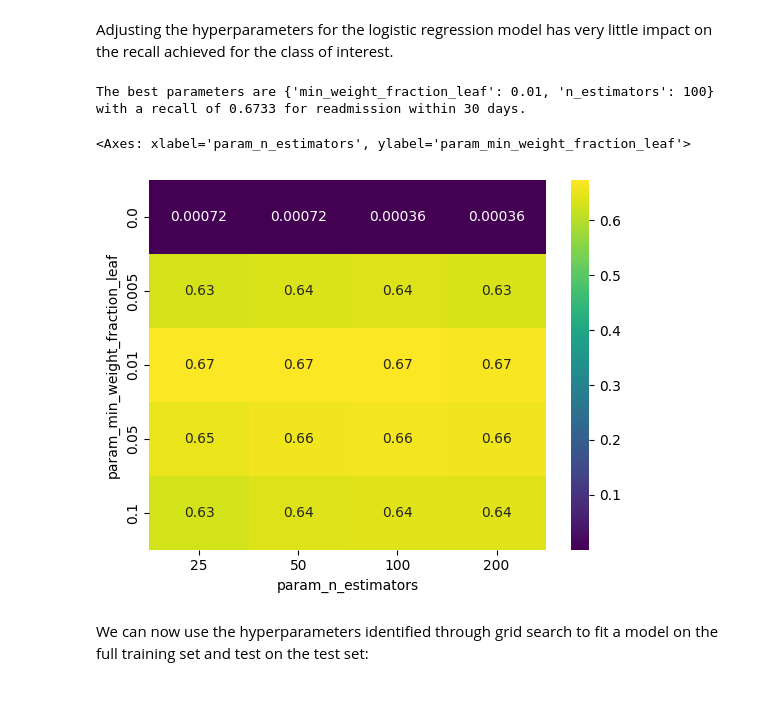
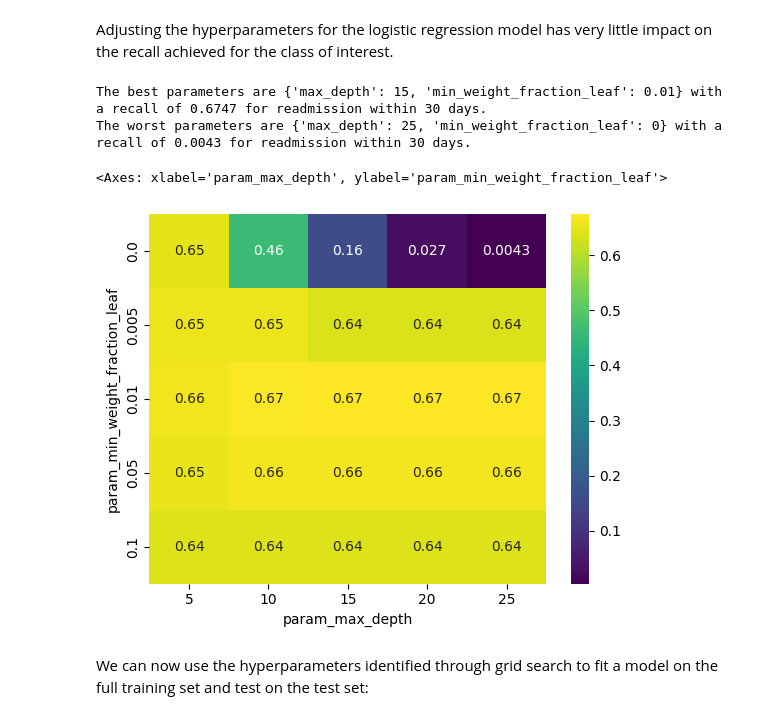
Before and after one commit to bennettJG/data17200project, a Jupyter notebook: Supervised_Learning.ipynb, the cells around one changed output. Cells and saved outputs as stored; diff of their text form; code cells hidden in the pictures.

```diff
--- a/Supervised_Learning.ipynb
+++ b/Supervised_Learning.ipynb
@@ -37,7 +41,7 @@ from sklearn.metrics import make_scorer
 # Helper functions for displaying cross-validation and test metrics, so I don't have to copy-paste code for each model
 
 def calculate_cv_metrics(model, X, y, pos_label):
-  # StratifiedKFold to alance on target class proportions (stratify)
+  # StratifiedKFold to balance on target class proportions (stratify)
   kfold = StratifiedKFold(n_splits = 5, random_state = random_state, shuffle=True)
   # Need to make sure we are looking at the group we care about (pos_label will be either True in the binary case or "<30" in the multiclass case_
   # The built-in weighting methods in scikit-learn don't allow less common classes to be weighted higher so we do have to customize the scorer here to
@@ -55,10 +59,16 @@ def calculate_cv_metrics(model, X, y, pos_label):
   return cv_score
 
 def grid_recall(model, X, y, pos, param_grid):
+  # Stratified k-fold splitter to pass to GridSearchCV object
   kfold = StratifiedKFold(n_splits = 5, random_state = random_state, shuffle=True)
+  # GridSearchCV object using custom recall scorer (optimize for recall of specified class)
   grid = GridSearchCV(model, cv=kfold, scoring = make_scorer(recall_score, average=None, labels=[pos], pos_label=pos), param_grid=param_grid, error_score='raise', verbose=0)
   grid.fit(X, y)
   print(f"The best parameters are {grid.best_params_} with a recall of {grid.best_score_:.4f} for readmission within 30 days.")
+  # Get the worst parameter combo from the `rank_test_score` in cv_results_
+  worst_params = grid.cv_results_['params'][np.argmax(grid.cv_results_['rank_test_score'])]
+  worst_score = grid.cv_results_['mean_test_score'][np.argmax(grid.cv_results_['rank_test_score'])]
+  print(f"The worst parameters are {worst_params} with a recall of {worst_score:.4f} for readmission within 30 days.")
   return grid
 
 def calculate_test_metrics(model, X_train_scaled, X_test_scaled, y_train, y_test):
@@ -237,15 +289,19 @@ Adjusting the hyperparameters for the logistic regression model has very little
 # %%
 grid_rf_bin = grid_recall(RandomForestClassifier(random_state=random_state, class_weight='balanced_subsample', oob_score=recall_score),
                           X_train_scaled, y_train['readmit_less30'], pos=True,
-                          param_grid={'n_estimators':[25, 50, 100, 200], 'min_weight_fraction_leaf':[0, 0.005, 0.01, 0.05, 0.1]})
+                          param_grid={'max_depth': [5, 10, 15, 20, 25], 'min_weight_fraction_leaf':[0, 0.005, 0.01, 0.05, 0.1]})
+# Some of the other parameter ranges I tried:
+# 'n_estimators':[25, 50, 100, 200]
+# 'criterion': ['gini','entropy','log_loss']
 # %% [output]
-The best parameters are {'min_weight_fraction_leaf': 0.01, 'n_estimators': 100} with a recall of 0.6733 for readmission within 30 days.
+The best parameters are {'max_depth': 15, 'min_weight_fraction_leaf': 0.01} with a recall of 0.6747 for readmission within 30 days.
+The worst parameters are {'max_depth': 25, 'min_weight_fraction_leaf': 0} with a recall of 0.0043 for readmission within 30 days.
 # %%
 results = pd.DataFrame(grid_rf_bin.cv_results_)
-sns.heatmap(results.pivot(index="param_min_weight_fraction_leaf", columns="param_n_estimators", values="mean_test_score"), annot=True, cmap="viridis")
+sns.heatmap(results.pivot(index="param_min_weight_fraction_leaf", columns="param_max_depth", values="mean_test_score"), annot=True, cmap="viridis")
 # %% [output]
-<Axes: xlabel='param_n_estimators', ylabel='param_min_weight_fraction_leaf'>
+<Axes: xlabel='param_max_depth', ylabel='param_min_weight_fraction_leaf'>
-[figure, old version]
+[figure, new version]
 # %% [markdown]
 We can now use the hyperparameters identified through grid search to fit a model on the full training set and test on the test set:
 # %%
```
Also changed, not shown: parts of 17 cells of this notebook.
